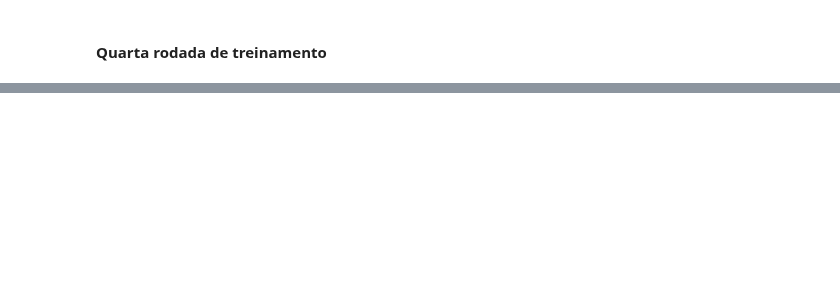
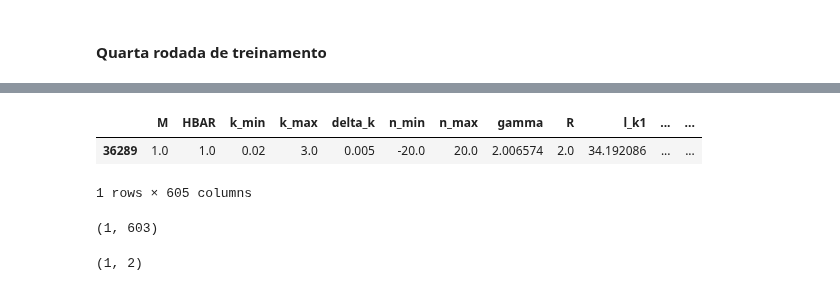
Before and after one commit to Shnrqpdr/inverse-scattering, a Jupyter notebook: circular-billiard.ipynb, the cells around one changed output, grey strips where cells are left out. Cells and saved outputs as stored; diff of their text form; code cells hidden in the pictures; blank space fills up the shorter version.

```diff
--- a/circular-billiard.ipynb
+++ b/circular-billiard.ipynb
@@ -327,0 +388,8 @@ torch.save(extended_model.state_dict(), 'generalized_mlp_weights.pth')
+# %%
+row_gamma2_R_2 = row_gamma_R_2[(row_gamma_R_2['gamma'] > 2.0) & (row_gamma_R_2['gamma'] < 2.01)]
+# %%
+row_gamma2_R_2
+# %% [output]
+|  | M | HBAR | k_min | k_max | delta_k | n_min | n_max | gamma | R | l_k1 | ... | ... |
+| 36289 | 1.0 | 1.0 | 0.02 | 3.0 | 0.005 | -20.0 | 20.0 | 2.006574 | 2.0 | 34.192086 | ... | ... |
+1 rows × 605 columns
@@ -327,0 +399,4 @@ torch.save(extended_model.state_dict(), 'generalized_mlp_weights.pth')
+# %%
+inputs_row_gamma2_R_2.shape
+# %% [output]
+(1, 603)
@@ -327,0 +405,4 @@ torch.save(extended_model.state_dict(), 'generalized_mlp_weights.pth')
+# %%
+test_r2_gamma2.shape
+# %% [output]
+(1, 2)
```
Also changed, not shown: parts of 16 cells of this notebook, 2 other files.
